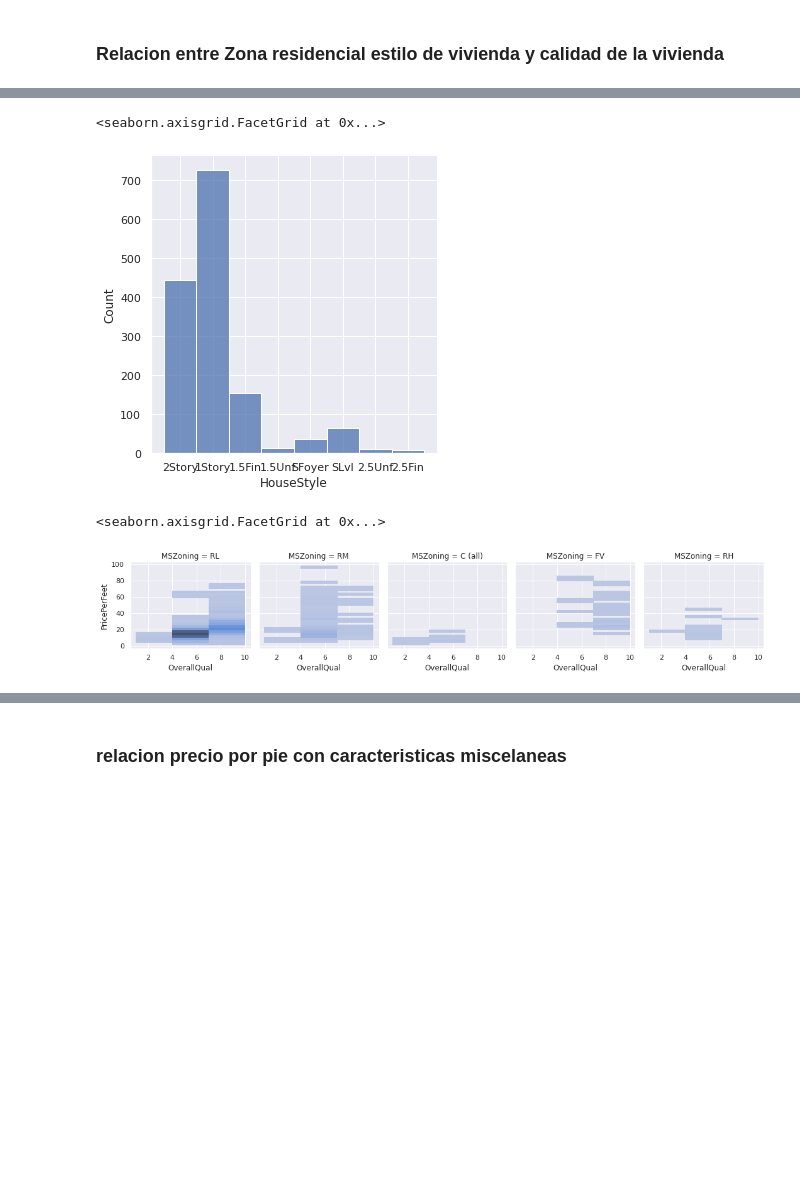
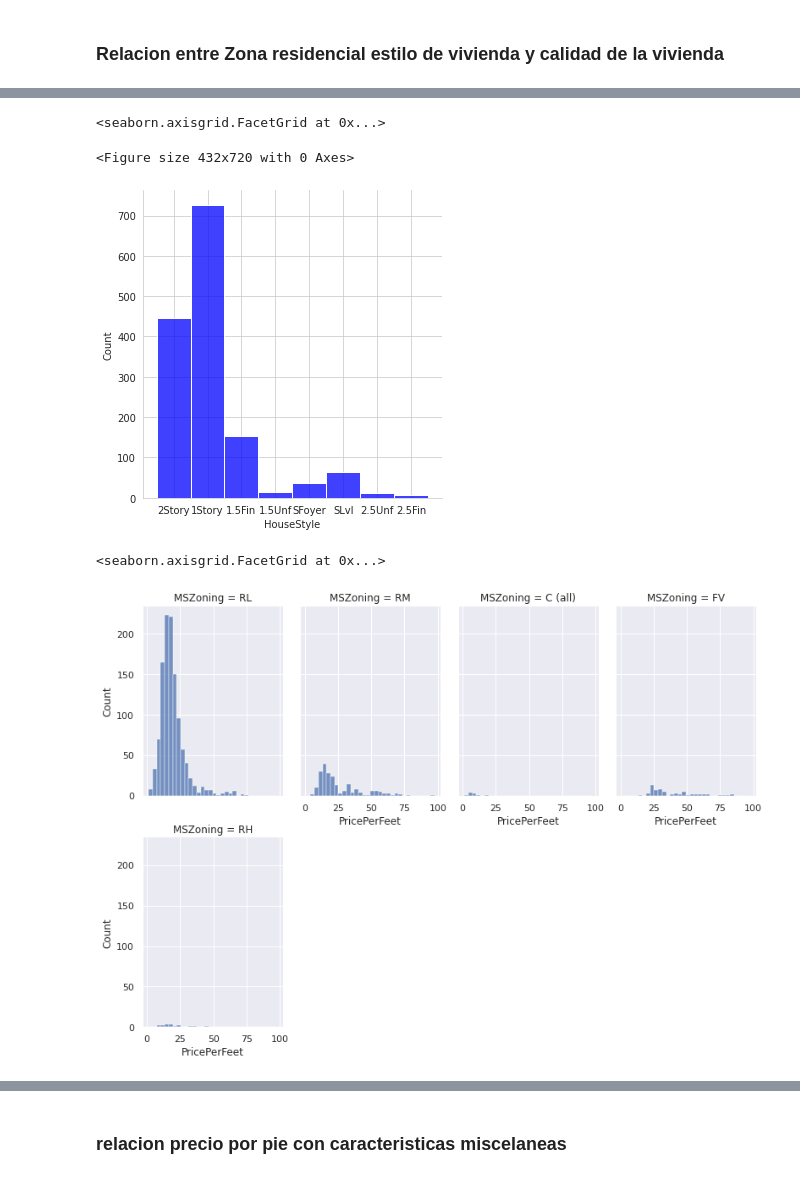
Before and after one commit to emigrox/HouseRegresions, a Jupyter notebook: House_Prices_Regresion.ipynb, the cells around one changed output, grey strips where cells are left out. Cells and saved outputs as stored; diff of their text form; code cells hidden in the pictures; blank space fills up the shorter version.

```diff
--- a/House_Prices_Regresion.ipynb
+++ b/House_Prices_Regresion.ipynb
@@ -555,11 +558,11 @@ from sklearn import preprocessing, svm
 from sklearn.model_selection import train_test_split
 from sklearn.linear_model import LinearRegression
 
-url1 = 'https://drive.google.com/file/d/14LJIpy6ErJAlMACP9XQMufx-Ufpk1ybe/view?usp=sharing'
+url1 = 'https://drive.google.com/file/d/1IxBDs2b_7EH9exGl6Cd3uqXdB_EyG8KG/view?usp=sharing'
 path1 = 'https://drive.google.com/uc?export=download&id='+url1.split('/')[-2]
 datatrain = pd.read_csv(path1)
 
-url2 = 'https://drive.google.com/file/d/1IjTNunGYPt6CZTG-CZQxDwMno-gQOOb_/view?usp=sharing'
+url2 = 'https://drive.google.com/file/d/1urYYeyeCVFm8qfN7szrh7M-DdTtmHP2o/view?usp=sharing'
 path2 = 'https://drive.google.com/uc?export=download&id='+url2.split('/')[-2]
 datatest = pd.read_csv(path2)
 
@@ -709,6 +708,5 @@ Index([], dtype='object')
 ## creacion de un campo nuevo para calcular precio por pie cuadrado
 # %%
 dataparche["PricePerFeet"]= dataparche["SalePrice"] / dataparche["LotArea"]
-dataparche.drop(['LotArea', 'SalePrice'], axis=1, inplace=True)
 dataparche.head()
 # %% [output]
@@ -797,16 +845,18 @@ sns.displot(datasplit.MSZoning,
 # %%
-sns.displot(datasplit.HouseStyle,
+plt.figure(figsize=(6, 10))
+sns.displot(dataparche.HouseStyle,
             color="b")
 # %% [output]
 <seaborn.axisgrid.FacetGrid at 0x...>
+<Figure size 432x720 with 0 Axes>
-[figure, old version]
+[figure, new version]
 # %%
 ## cambiar esto y analizar xq parece que hay pocas referencias de house Style o MSzoning
 sns.set_theme(style="darkgrid")
 sns.displot(
-    dataparche, x="OverallQual", y="PricePerFeet", col="MSZoning",
-    binwidth=3, height=3, facet_kws=dict(margin_titles=True),
+    dataparche, x="PricePerFeet", col="MSZoning",
+    binwidth=3, col_wrap=4, height=4, aspect=.7, facet_kws=dict(margin_titles=True),
 )
 # %% [output]
 <seaborn.axisgrid.FacetGrid at 0x...>
-[figure, old version]
+[figure, new version]
```
Also changed, not shown: parts of 29 cells of this notebook.
